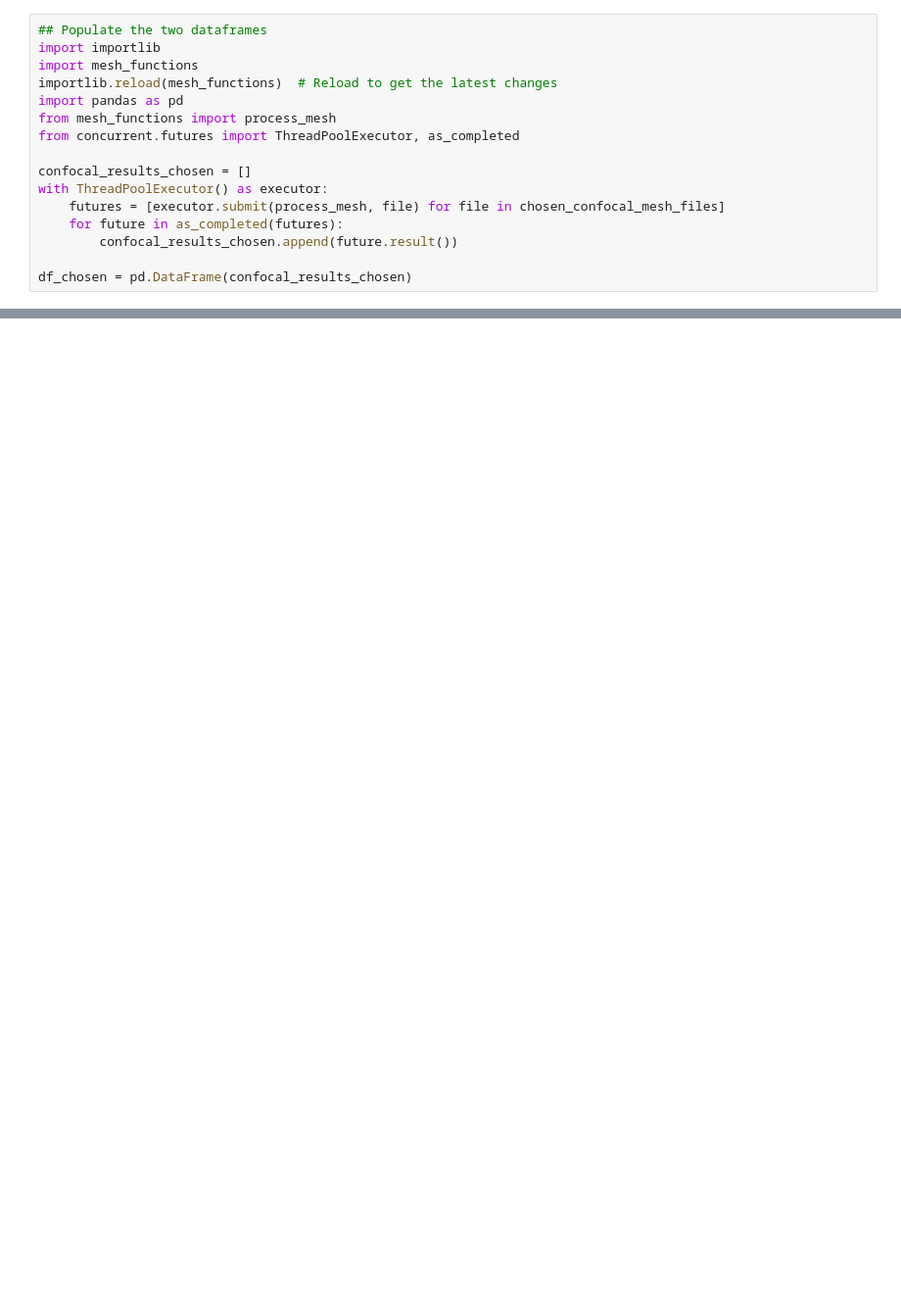
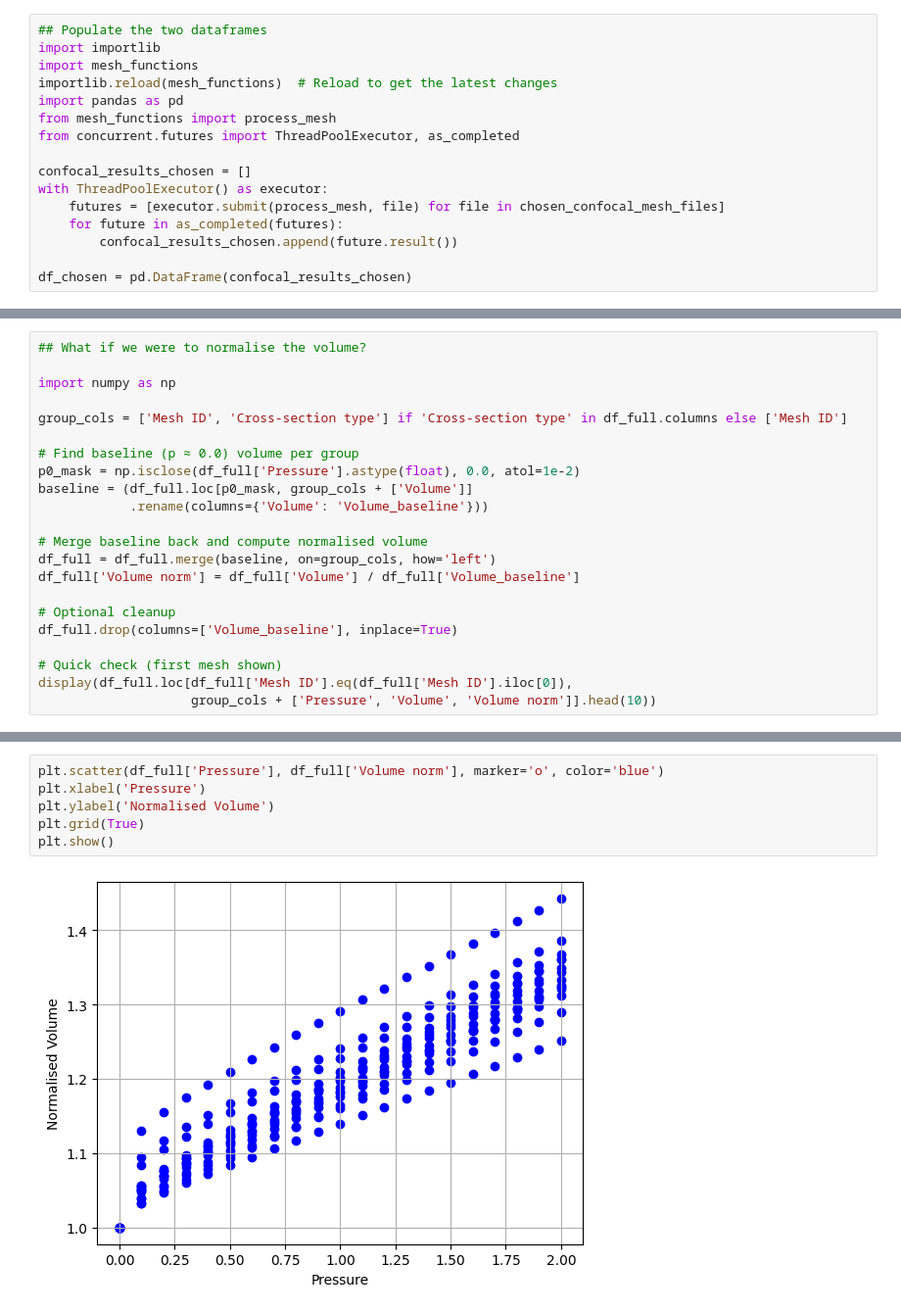
Before and after one commit to mtomtom/onion-stomatal-geometry, a Jupyter notebook: output/single_mesh_pipeline.ipynb, the cells around one changed output, grey strips where cells are left out. Shown at 98% size. Saved outputs shown, nothing was run; the diff lists cells and outputs as text; blank space fills up the shorter version.

```diff
--- a/output/single_mesh_pipeline.ipynb
+++ b/output/single_mesh_pipeline.ipynb
@@ -136,0 +241,22 @@ df_full[df_full["Pressure"] == 2.0]
+# %%
+## What if we were to normalise the volume?
+
+import numpy as np
+
+group_cols = ['Mesh ID', 'Cross-section type'] if 'Cross-section type' in df_full.columns else ['Mesh ID']
+
+# Find baseline (p ≈ 0.0) volume per group
+p0_mask = np.isclose(df_full['Pressure'].astype(float), 0.0, atol=1e-2)
+baseline = (df_full.loc[p0_mask, group_cols + ['Volume']]
+            .rename(columns={'Volume': 'Volume_baseline'}))
+
+# Merge baseline back and compute normalised volume
+df_full = df_full.merge(baseline, on=group_cols, how='left')
+df_full['Volume norm'] = df_full['Volume'] / df_full['Volume_baseline']
+
+# Optional cleanup
+df_full.drop(columns=['Volume_baseline'], inplace=True)
+
+# Quick check (first mesh shown)
+display(df_full.loc[df_full['Mesh ID'].eq(df_full['Mesh ID'].iloc[0]),
+                    group_cols + ['Pressure', 'Volume', 'Volume norm']].head(10))
@@ -136,0 +275,8 @@ df_full[df_full["Pressure"] == 2.0]
+# %%
+plt.scatter(df_full['Pressure'], df_full['Volume norm'], marker='o', color='blue')
+plt.xlabel('Pressure')
+plt.ylabel('Normalised Volume')
+plt.grid(True)
+plt.show()
+# %% [output]
+[figure, added]
```
Also changed, not shown: parts of 16 cells of this notebook, 3 other files.
